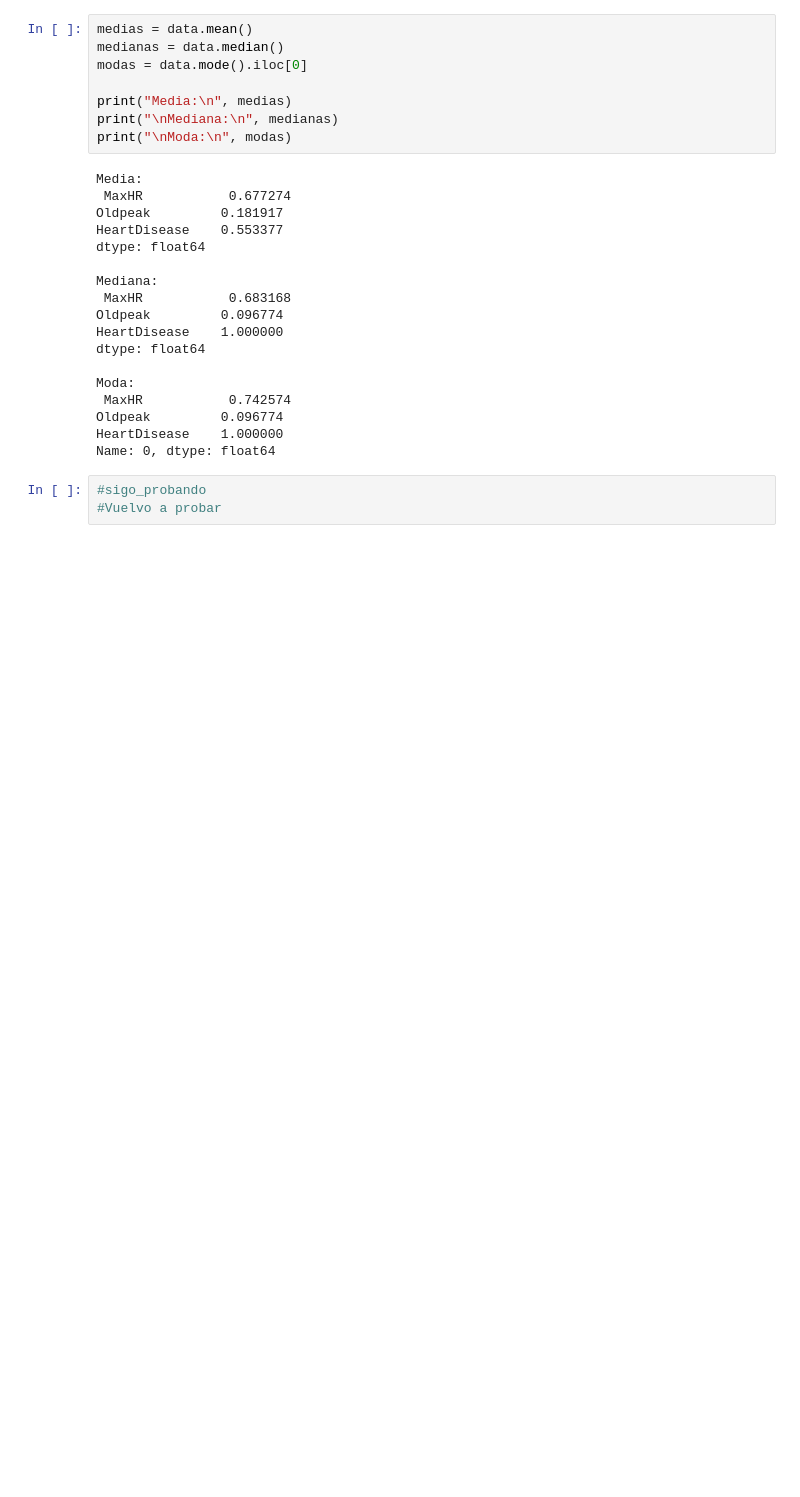
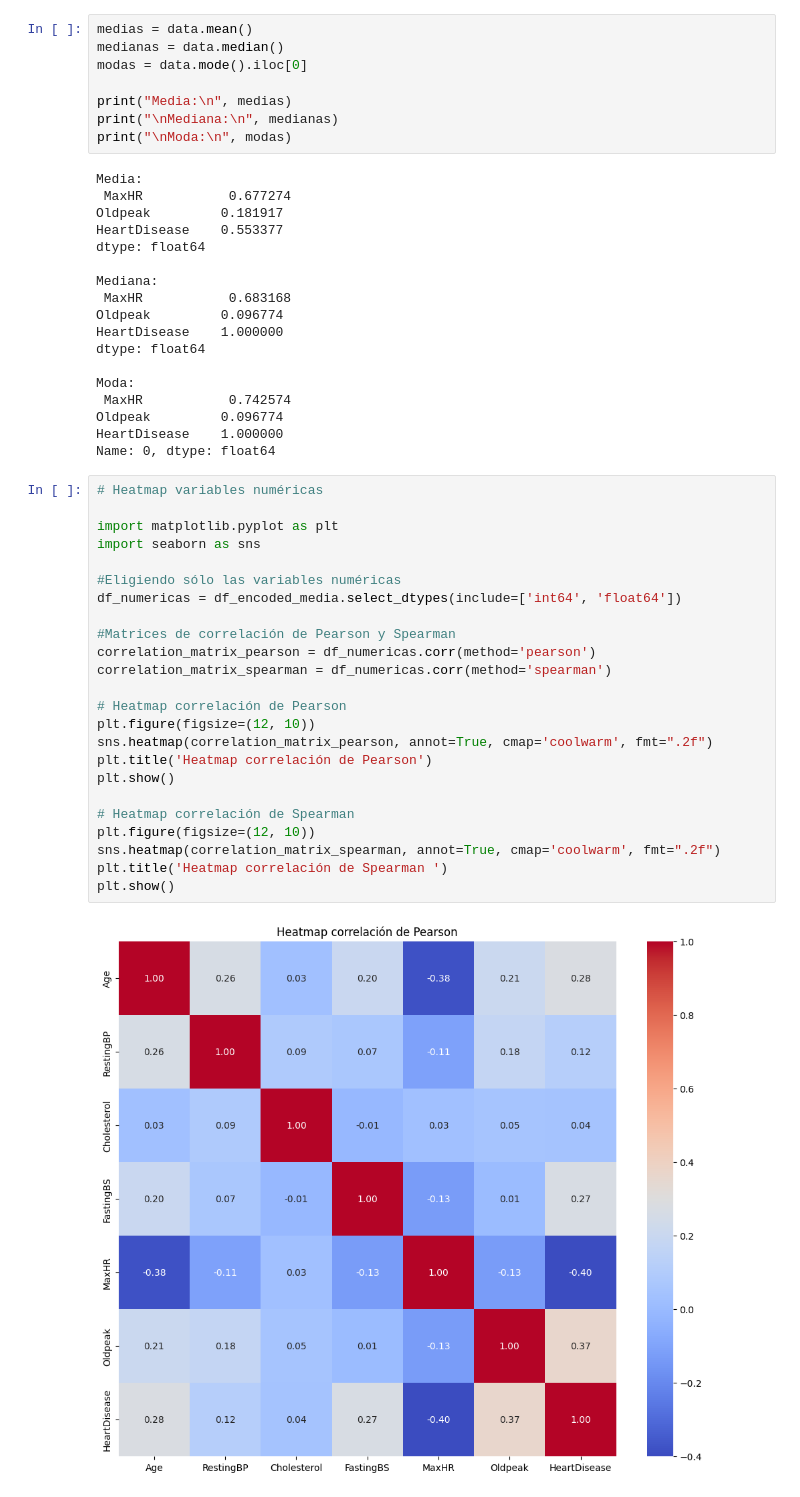
Before and after one commit to DiegoAlv9423/Taller_3_EDA, a Jupyter notebook: Taller_3_Análisis_bivariado.ipynb, the cells around one changed output. Cells and saved outputs as stored; diff of their text form; blank space fills up the shorter version.

Commit message:
Agregando heatmaps y stacked bar charts

```diff
--- a/Taller_3_Análisis_bivariado.ipynb
+++ b/Taller_3_Análisis_bivariado.ipynb
@@ -1132,6 +1132,29 @@ Moda:
 Oldpeak         0.096774
 HeartDisease    1.000000
 Name: 0, dtype: float64
-# %%
-#sigo_probando
-#Vuelvo a probar
+# %%
+# Heatmap variables numéricas
+
+import matplotlib.pyplot as plt
+import seaborn as sns
+
+#Eligiendo sólo las variables numéricas
+df_numericas = df_encoded_media.select_dtypes(include=['int64', 'float64'])
+
+#Matrices de correlación de Pearson y Spearman
+correlation_matrix_pearson = df_numericas.corr(method='pearson')
+correlation_matrix_spearman = df_numericas.corr(method='spearman')
+
+# Heatmap correlación de Pearson
+plt.figure(figsize=(12, 10))
+sns.heatmap(correlation_matrix_pearson, annot=True, cmap='coolwarm', fmt=".2f")
+plt.title('Heatmap correlación de Pearson')
+plt.show()
+
+# Heatmap correlación de Spearman
+plt.figure(figsize=(12, 10))
+sns.heatmap(correlation_matrix_spearman, annot=True, cmap='coolwarm', fmt=".2f")
+plt.title('Heatmap correlación de Spearman ')
+plt.show()
+# %% [output]
+[figure, added]
```
Also changed, not shown: parts of 4 cells of this notebook.
